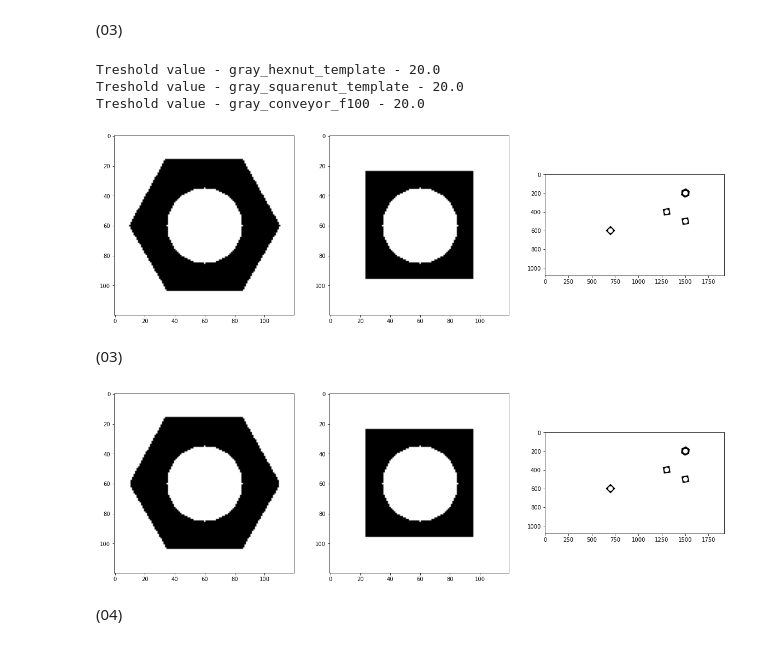
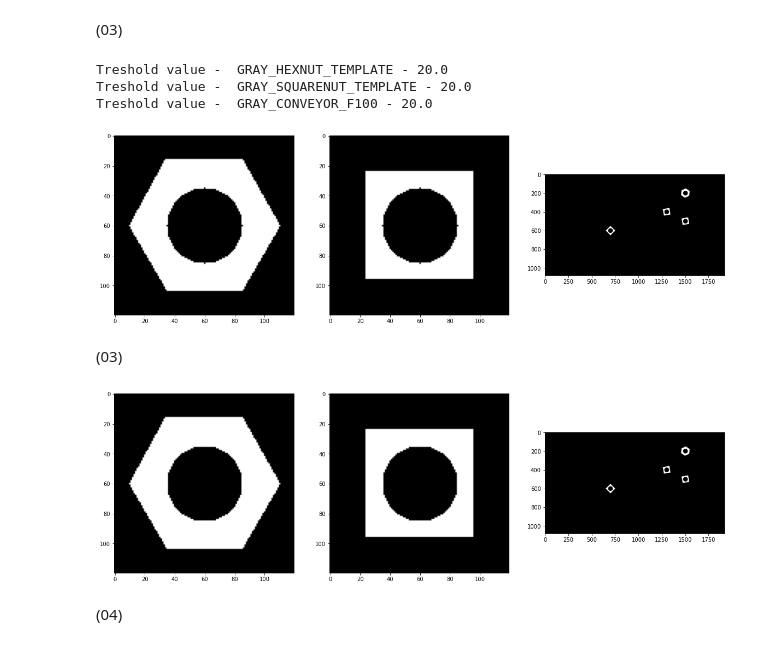
Before and after one commit to wanshika99/Object-Counting-on-a-Conveyor-Belt, a Jupyter notebook: Assignment03_190663R.ipynb, the cells around one changed output. Drawn from its saved outputs; the diff is of its cells as text; code cells hidden in the pictures.

```diff
--- a/Assignment03_190663R.ipynb
+++ b/Assignment03_190663R.ipynb
@@ -26,9 +27,9 @@ plt.show()
 # %% [markdown]
 (02)
 # %%
-gray_hexnut_template = cv.cvtColor(hexnut_template, cv.COLOR_BGR2GRAY)
-gray_squarenut_template = cv.cvtColor(squarenut_template, cv.COLOR_BGR2GRAY)
-gray_conveyor_f100 = cv.cvtColor(conveyor_f100, cv.COLOR_BGR2GRAY)
+gray_hexnut_template = cv.cvtColor(hexnut_template,cv.COLOR_RGB2GRAY)
+gray_squarenut_template = cv.cvtColor(squarenut_template,cv.COLOR_RGB2GRAY)
+gray_conveyor_f100 = cv.cvtColor(conveyor_f100, cv.COLOR_RGB2GRAY)
 
 fig, ax = plt. subplots(1,3, figsize = (20, 20))
 ax[0].imshow(cv.cvtColor(gray_hexnut_template, cv.COLOR_RGB2BGR))
@@ -41,24 +42,24 @@ plt.show()
 (03)
 # %%
 lst = [gray_hexnut_template, gray_squarenut_template, gray_conveyor_f100]
-lst_name = ["gray_hexnut_template", "gray_squarenut_template", "gray_conveyor_f100"]
+lst_name = ["GRAY_HEXNUT_TEMPLATE", "GRAY_SQUARENUT_TEMPLATE", "GRAY_CONVEYOR_F100"]
 
 otsu_im = []
 for k in range(len(lst)):
-    th,bw = cv.threshold(lst[k],0,255,cv.THRESH_BINARY+cv.THRESH_OTSU)
+    th,bw = cv.threshold(lst[k],0,255,cv.THRESH_BINARY_INV+cv.THRESH_OTSU)
     otsu_im.append(bw)
-    print('Treshold value -',lst_name[k],'- ' "{}".format(th))
+    print('Treshold value - ',lst_name[k],'- ' "{}".format(th))
 
 fig, ax = plt. subplots(1,3, figsize = (20, 20))
-ax[0].imshow(cv.cvtColor(otsu_im[0], cv.COLOR_RGB2BGR))
-ax[1].imshow(cv.cvtColor(otsu_im[1], cv.COLOR_RGB2BGR))
-ax[2].imshow(cv.cvtColor(otsu_im[2], cv.COLOR_RGB2BGR))
+ax[0].imshow(cv.cvtColor(otsu_im[0], cv.COLOR_BGR2RGB))
+ax[1].imshow(cv.cvtColor(otsu_im[1], cv.COLOR_BGR2RGB))
+ax[2].imshow(cv.cvtColor(otsu_im[2], cv.COLOR_BGR2RGB))
 plt.show()
 # %% [output]
-Treshold value - gray_hexnut_template - 20.0
-Treshold value - gray_squarenut_template - 20.0
-Treshold value - gray_conveyor_f100 - 20.0
+Treshold value -  GRAY_HEXNUT_TEMPLATE - 20.0
+Treshold value -  GRAY_SQUARENUT_TEMPLATE - 20.0
+Treshold value -  GRAY_CONVEYOR_F100 - 20.0
-[figure, old version]
+[figure, new version]
 # %% [markdown]
 (03)
 # %%
@@ -75,7 +76,7 @@ ax[1].imshow(cv.cvtColor(images[1], cv.COLOR_RGB2BGR))
 ax[2].imshow(cv.cvtColor(images[2], cv.COLOR_RGB2BGR))
 plt.show()
 # %% [output]
-[figure, old version]
+[figure, new version]
 # %% [markdown]
 (04)
 # %%
```
Also changed, not shown: parts of 3 cells of this notebook.
